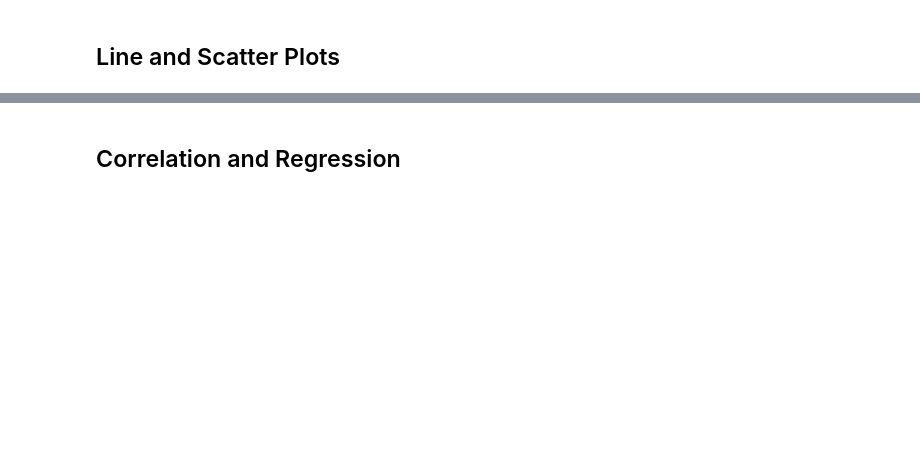
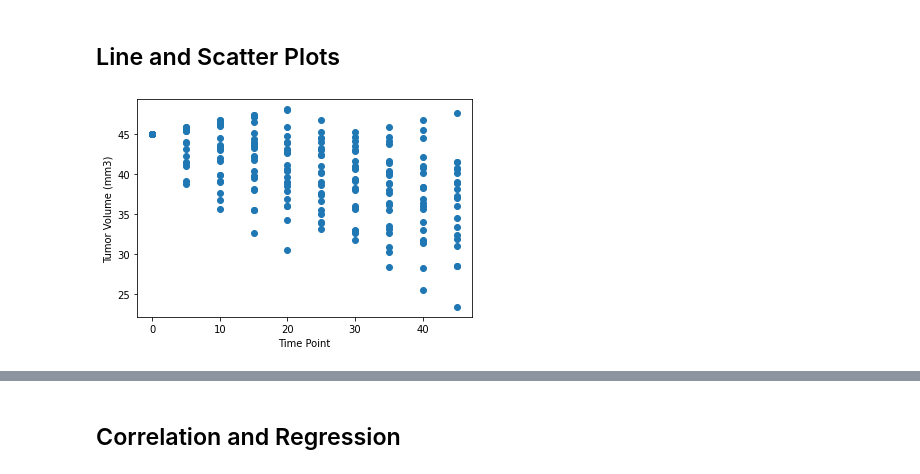
Before and after one commit to Kyle86T/matplotlib_homework, a Jupyter notebook: pymaceuticals_starter.ipynb, the cells around one changed output, grey strips where cells are left out. Drawn from its saved outputs; the diff is of its cells as text; code cells hidden in the pictures; blank space fills up the shorter version.

```diff
--- a/pymaceuticals_starter.ipynb
+++ b/pymaceuticals_starter.ipynb
@@ -138,5 +196,15 @@ clean_df_count["Mouse ID"].nunique()
 ## Line and Scatter Plots
 # %%
 # Generate a line plot of time point versus tumor volume for a mouse treated with Capomulin
+Capomulin_df = clean_df.loc[(clean_df['Drug Regimen']=="Capomulin"),:]
+# Capomulin_df.head()
+x_values = Capomulin_df['Timepoint']
+y_values = Capomulin_df['Tumor Volume (mm3)']
+plt.scatter(x_values, y_values)
+plt.xlabel('Time Point')
+plt.ylabel('Tumor Volume (mm3)')
+plt.show()
+# %% [output]
+[figure, added]
 # %%
 # Generate a scatter plot of mouse weight versus average tumor volume for the Capomulin regimen
```
Also changed, not shown: parts of 10 cells of this notebook.
